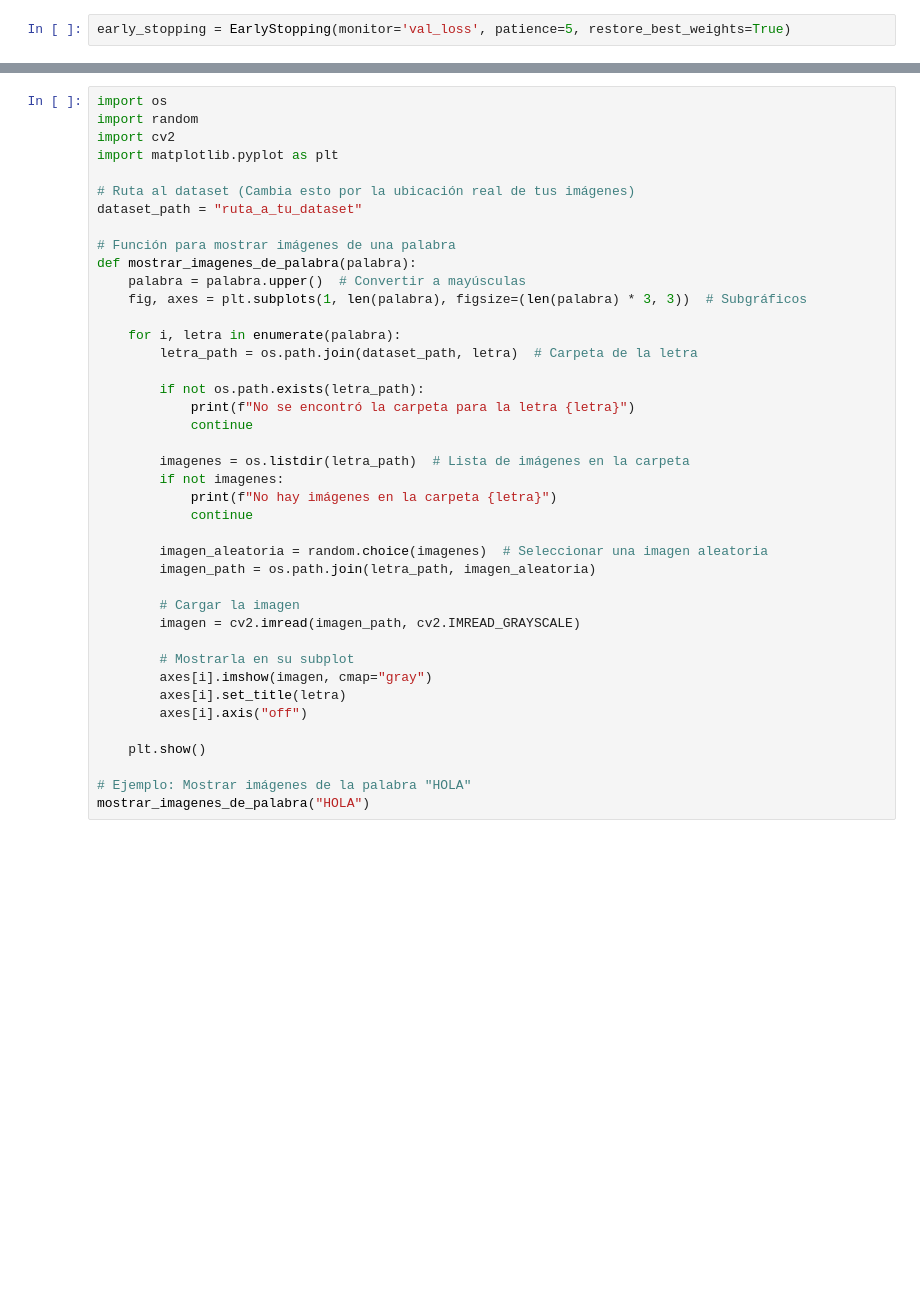
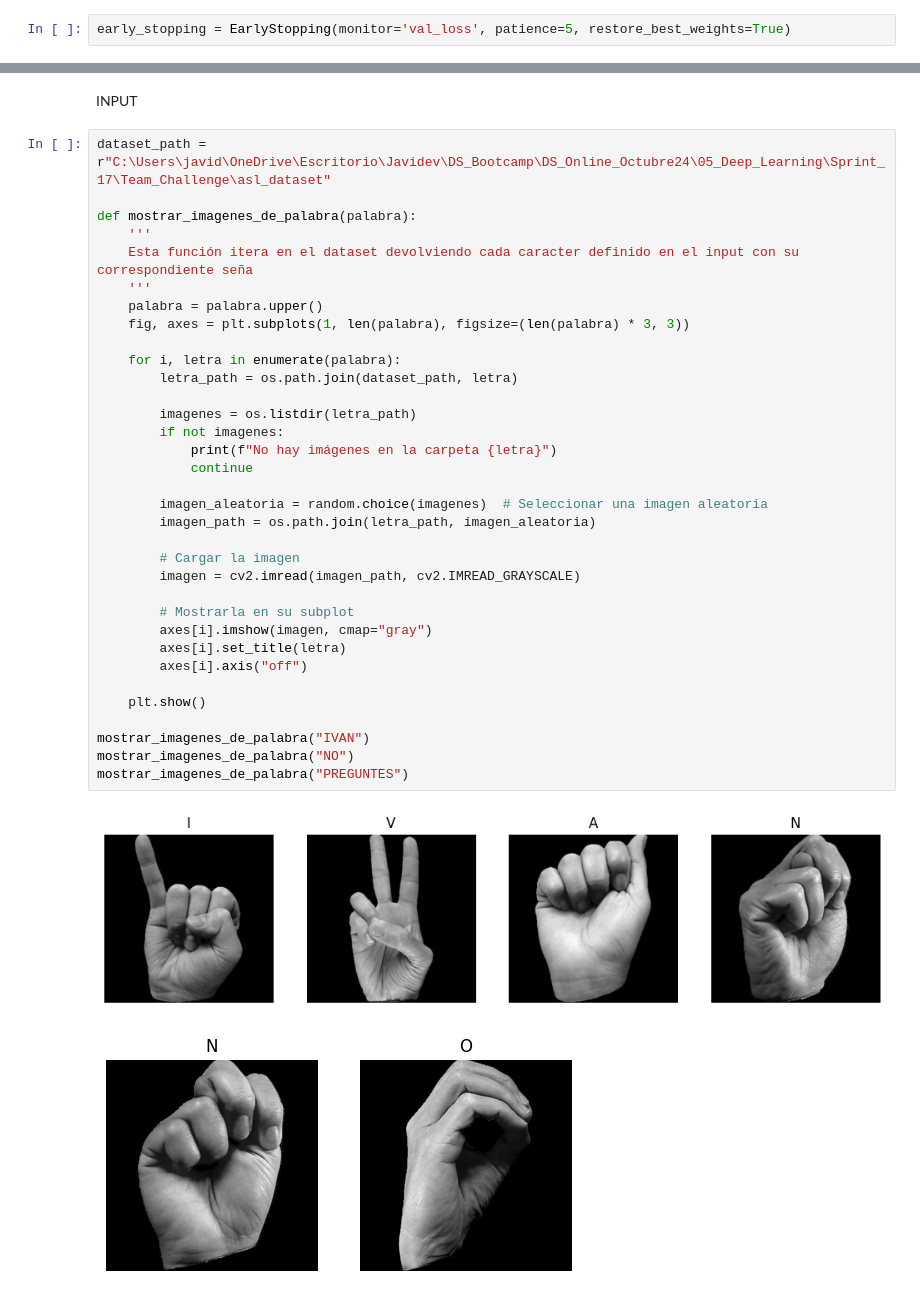
Before and after one commit to Javidalin/Equipo_Manitas, a Jupyter notebook: src/result_notebooks/EquipoManitas_Pipelines_II.ipynb, the cells around one changed output, grey strips where cells are left out. Drawn from its saved outputs; the diff is of its cells as text; blank space fills up the shorter version.

```diff
--- a/src/result_notebooks/EquipoManitas_Pipelines_II.ipynb
+++ b/src/result_notebooks/EquipoManitas_Pipelines_II.ipynb
@@ -54,41 +57,39 @@ Fitting 3 folds for each of 27 candidates, totalling 81 fits
+# %% [markdown]
+INPUT
 # %%
-import os
-import random
-import cv2
-import matplotlib.pyplot as plt
+dataset_path = r"C:\Users\javid\OneDrive\Escritorio\Javidev\DS_Bootcamp\DS_Online_Octubre24\05_Deep_Learning\Sprint_17\Team_Challenge\asl_dataset"
 
-# Ruta al dataset (Cambia esto por la ubicación real de tus imágenes)
-dataset_path = "ruta_a_tu_dataset"
-
-# Función para mostrar imágenes de una palabra
 def mostrar_imagenes_de_palabra(palabra):
-    palabra = palabra.upper()  # Convertir a mayúsculas
-    fig, axes = plt.subplots(1, len(palabra), figsize=(len(palabra) * 3, 3))  # Subgráficos
+    '''
+    Esta función itera en el dataset devolviendo cada caracter definido en el input con su correspondiente seña
+    '''
+    palabra = palabra.upper()
+    fig, axes = plt.subplots(1, len(palabra), figsize=(len(palabra) * 3, 3))
 
     for i, letra in enumerate(palabra):
-        letra_path = os.path.join(dataset_path, letra)  # Carpeta de la letra
+        letra_path = os.path.join(dataset_path, letra)
 
-        if not os.path.exists(letra_path):
-            print(f"No se encontró la carpeta para la letra {letra}")
-            continue
-
-        imagenes = os.listdir(letra_path)  # Lista de imágenes en la carpeta
+        imagenes = os.listdir(letra_path)
         if not imagenes:
             print(f"No hay imágenes en la carpeta {letra}")
             continue
 
         imagen_aleatoria = random.choice(imagenes)  # Seleccionar una imagen aleatoria
         imagen_path = os.path.join(letra_path, imagen_aleatoria)
 
         # Cargar la imagen
         imagen = cv2.imread(imagen_path, cv2.IMREAD_GRAYSCALE)
 
         # Mostrarla en su subplot
         axes[i].imshow(imagen, cmap="gray")
         axes[i].set_title(letra)
         axes[i].axis("off")
 
     plt.show()
 
-# Ejemplo: Mostrar imágenes de la palabra "HOLA"
-mostrar_imagenes_de_palabra("HOLA")
+mostrar_imagenes_de_palabra("IVAN")
+mostrar_imagenes_de_palabra("NO")
+mostrar_imagenes_de_palabra("PREGUNTES")
+# %% [output]
+[figure, added]
+[figure, added]
```
Also changed, not shown: parts of 3 cells of this notebook, 1 other file.
